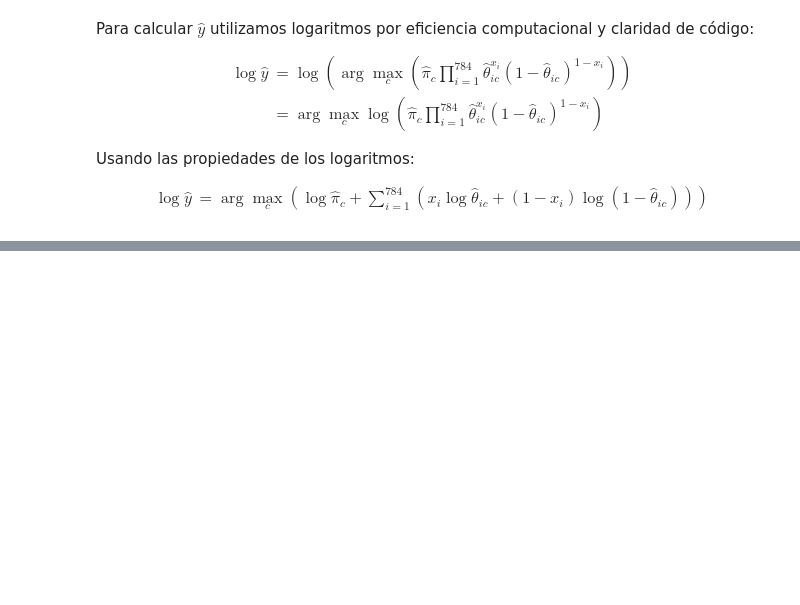
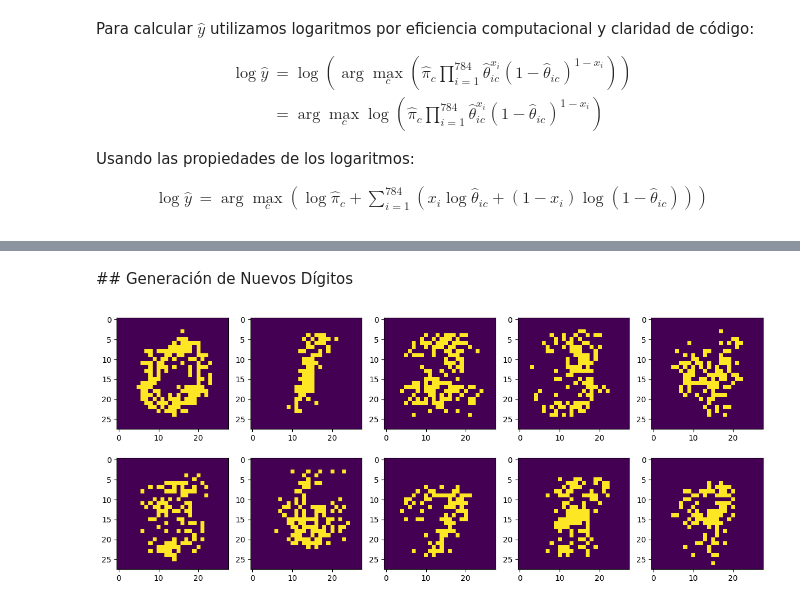
Before and after one commit to mfdezvicente/ucm, a Jupyter notebook: ML/260225_Naive Bayes Mnist 2.ipynb, the cells around one changed output, grey strips where cells are left out. Cells and saved outputs as stored; diff of their text form; code cells hidden in the pictures; blank space fills up the shorter version.

```diff
--- a/ML/260225_Naive Bayes Mnist 2.ipynb
+++ b/ML/260225_Naive Bayes Mnist 2.ipynb
@@ -360,0 +389,28 @@ ValueError: operands could not be broadcast together with shapes (784,) (10,)
+# %% [markdown]
+## Generación de Nuevos Dígitos
+# %%
+n_classes = 10
+img_shape = (28,28)
+
+# Creamos subploots
+
+fig, axes = plt.subplots (nrows = 2, ncols = 5, figsize = (15,6))
+
+axes = axes.flatten ()
+
+for i in range(n_classes):
+
+  theta_class = thetas_estimates [:,i]
+
+  # Generamos muestras de acuerdos a dichos parámetros (parámetros de distribución de Bernouilli)
+
+  sampled_image = np.random.binomial (n=1, p=theta_class)
+
+  sampled_image = sampled_image.reshape (img_shape)
+
+  # Visualizamos la imagen
+  axes[i].imshow (sampled_image)
+
+plt.show()
+# %% [output]
+[figure, added]
```
Also changed, not shown: parts of 9 cells of this notebook, 5 other files.
